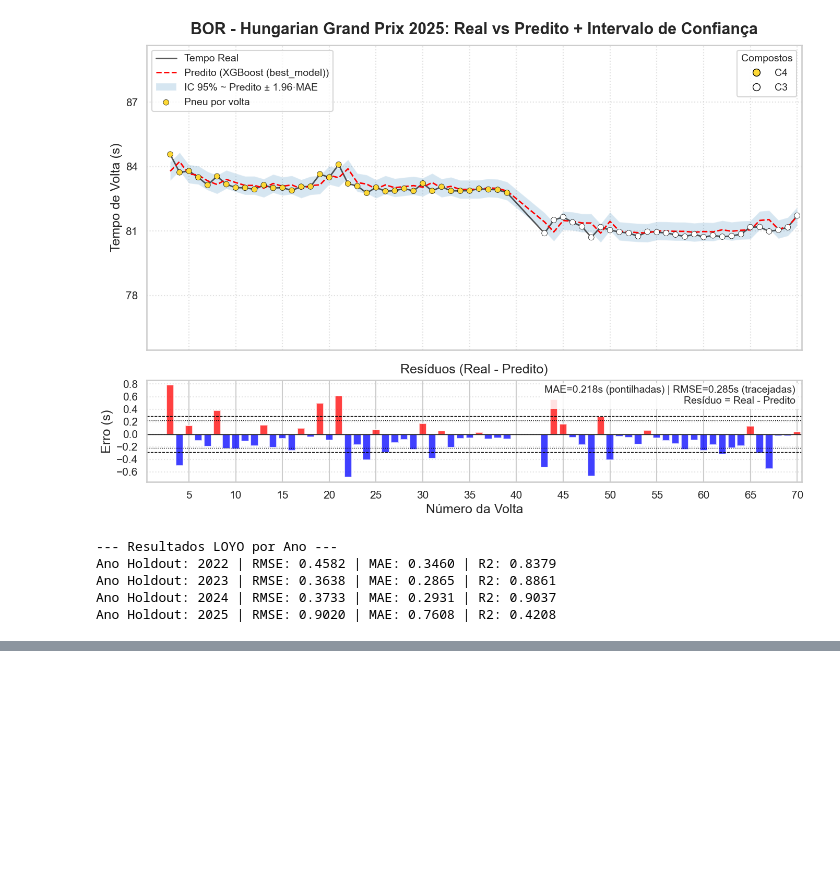
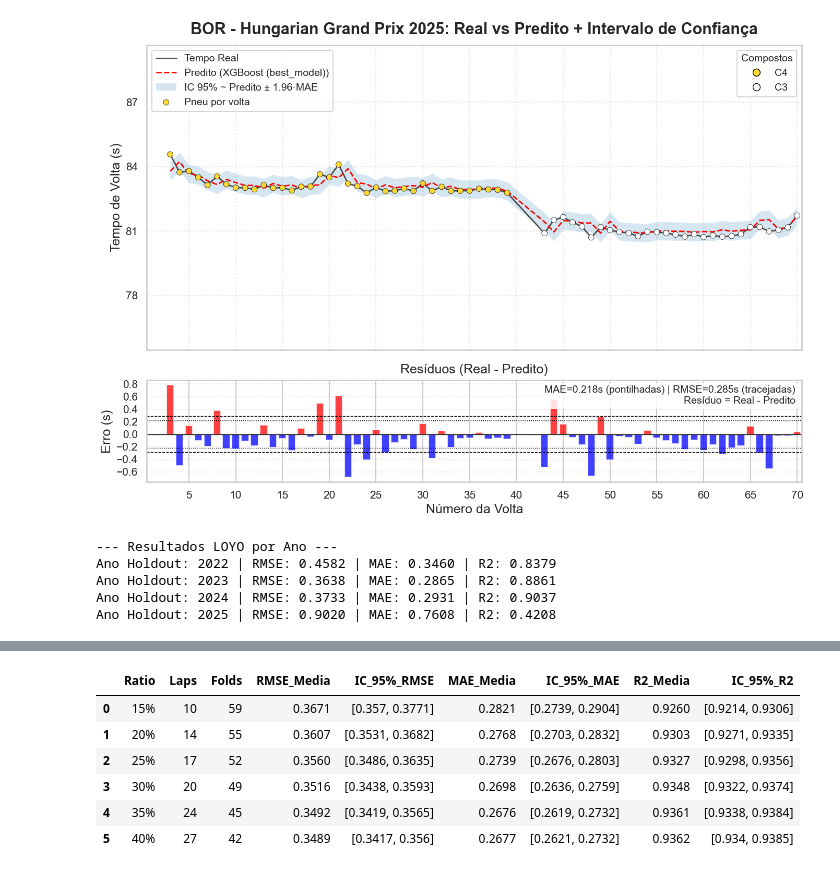
Before and after one commit to emipe09/TCC-Formula1, a Jupyter notebook: Scripts/Notebook_Hungria.ipynb, the cells around one changed output, grey strips where cells are left out. Drawn from its saved outputs; the diff is of its cells as text; code cells hidden in the pictures; blank space fills up the shorter version.

```diff
--- a/Scripts/Notebook_Hungria.ipynb
+++ b/Scripts/Notebook_Hungria.ipynb
@@ -66,8 +66,8 @@ Um desafio crítico na análise multitemporal da F1 é a nomenclatura relativa d
 start_year_analysis = 2022
 end_year_analysis = 2026
 target_gp_name = 'Hungarian Grand Prix'
-laps_dir = r'C:\Users\mpoli\Desktop\UFOP\9 PERIODO\TCC\Data\Hungary\Race\Laps'
-weather_dir = r'C:\Users\mpoli\Desktop\UFOP\9 PERIODO\TCC\Data\Hungary\Race\Weather'
+laps_dir = r'C:\Users\pimenta\Desktop\UFOP\TCC-Formula1\Data\Hungary\Race\Laps'
+weather_dir = r'C:\Users\pimenta\Desktop\UFOP\TCC-Formula1\Data\Hungary\Race\Weather'
 safe_gp_name = target_gp_name.lower().replace(' ', '_')
 
 all_laps_data_by_year = {}
@@ -2875,0 +2806,69 @@ R2   medio: 0.9214
+# %%
+comparison_results_lr = []
+
+
+for ratio in window_ratios_to_test:
+    window_laps = max(2, int(np.round(total_laps * ratio)))
+    train_size = max(1, int(np.floor(window_laps * TRAIN_RATIO)))
+    test_size = max(1, window_laps - train_size)
+
+    metrics = {"rmse": [], "mae": [], "r2": []}
+
+    window_start = lap_min
+    window_last_start = lap_max - window_laps + 1
+
+    while window_start <= window_last_start:
+        window_end = window_start + window_laps - 1
+        train_start = window_start
+        train_end = train_start + train_size - 1
+        test_start = train_end + 1
+        test_end = window_end
+
+        mask_train = (X_raw[LAP_COL] >= train_start) & (X_raw[LAP_COL] <= train_end)
+        mask_test = (X_raw[LAP_COL] >= test_start) & (X_raw[LAP_COL] <= test_end)
+
+        if mask_train.any() and mask_test.any():
+            X_train_wf = X_proc.loc[mask_train]
+            y_train_wf = y_raw.loc[mask_train]
+            X_test_wf = X_proc.loc[mask_test]
+            y_test_wf = y_raw.loc[mask_test]
+
+            model = LinearRegression()
+            model.fit(X_train_wf, y_train_wf)
+
+            preds = model.predict(X_test_wf)
+
+            metrics["rmse"].append(np.sqrt(mean_squared_error(y_test_wf, preds)))
+            metrics["mae"].append(mean_absolute_error(y_test_wf, preds))
+            metrics["r2"].append(r2_score(y_test_wf, preds))
+
+        window_start += SLIDE_STEP
+
+    if len(metrics["rmse"]) > 1:
+        res_row = {
+            "Ratio": f"{ratio:.0%}",
+            "Laps": window_laps,
+            "Folds": len(metrics["rmse"])
+        }
+
+        for m in ["rmse", "mae", "r2"]:
+            arr = np.array(metrics[m])
+            mean_val = np.mean(arr)
+            std_val = np.std(arr, ddof=1)
+            err = z_score * (std_val / np.sqrt(len(arr)))
+
+            res_row[f"{m.upper()}_Media"] = round(mean_val, 4)
+            res_row[f"IC_95%_{m.upper()}"] = [round(mean_val - err, 4), round(mean_val + err, 4)]
+
+        comparison_results_lr.append(res_row)
+
+df_comparison_lr = pd.DataFrame(comparison_results_lr)
+display(df_comparison_lr)
+# %% [output]
+|  | Ratio | Laps | Folds | RMSE_Media | IC_95%_RMSE | MAE_Media | IC_95%_MAE | R2_Media | IC_95%_R2 |
+| 0 | 15% | 10 | 59 | 0.3671 | [0.357, 0.3771] | 0.2821 | [0.2739, 0.2904] | 0.9260 | [0.9214, 0.9306] |
+| 1 | 20% | 14 | 55 | 0.3607 | [0.3531, 0.3682] | 0.2768 | [0.2703, 0.2832] | 0.9303 | [0.9271, 0.9335] |
+| 2 | 25% | 17 | 52 | 0.3560 | [0.3486, 0.3635] | 0.2739 | [0.2676, 0.2803] | 0.9327 | [0.9298, 0.9356] |
+| 3 | 30% | 20 | 49 | 0.3516 | [0.3438, 0.3593] | 0.2698 | [0.2636, 0.2759] | 0.9348 | [0.9322, 0.9374] |
+| 4 | 35% | 24 | 45 | 0.3492 | [0.3419, 0.3565] | 0.2676 | [0.2619, 0.2732] | 0.9361 | [0.9338, 0.9384] |
+| 5 | 40% | 27 | 42 | 0.3489 | [0.3417, 0.356] | 0.2677 | [0.2621, 0.2732] | 0.9362 | [0.934, 0.9385] |
```
Also changed, not shown: parts of 5 cells of this notebook, 3 other files.
